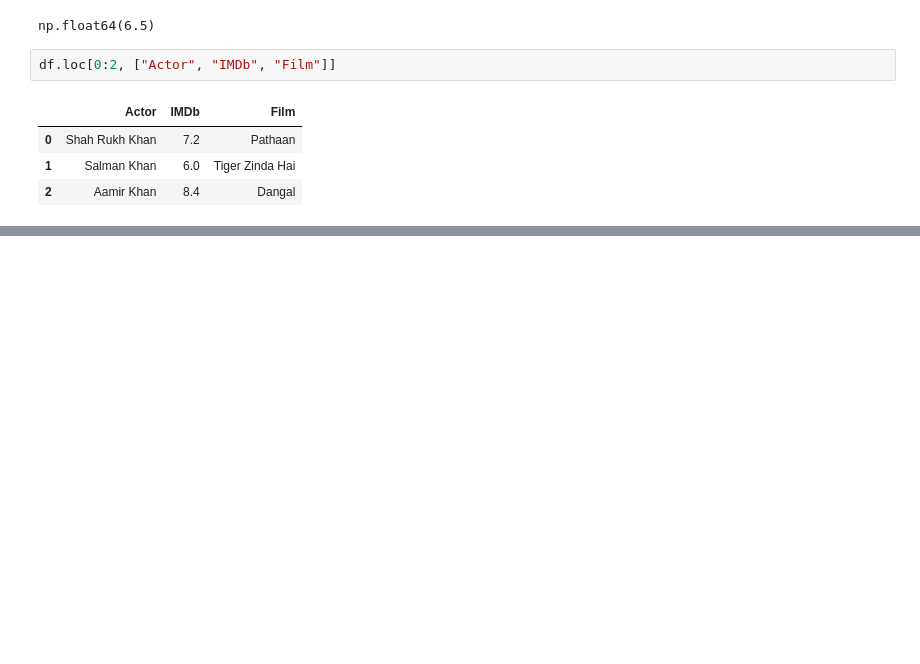
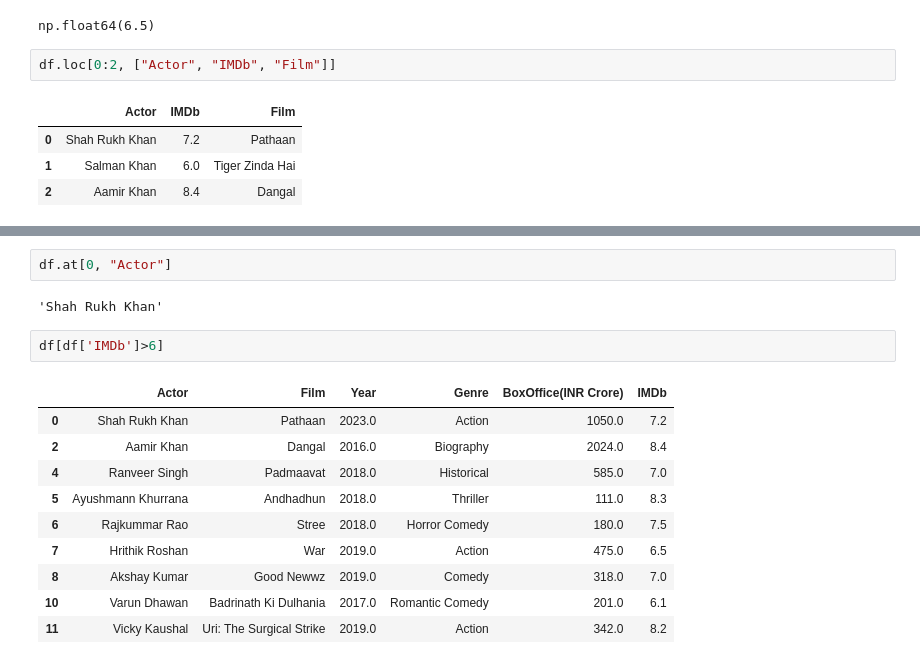
Before and after one commit to sarhan-003/Data-Analysis-using-Pandas, a Jupyter notebook: Data_Selection_Filtering.ipynb, the cells around one changed output, grey strips where cells are left out. Saved outputs shown, nothing was run; the diff lists cells and outputs as text; blank space fills up the shorter version.

```diff
--- a/Data_Selection_Filtering.ipynb
+++ b/Data_Selection_Filtering.ipynb
@@ -278,0 +282,17 @@ NameError: name 'df' is not defined
+# %%
+df.at[0, "Actor"]
+# %% [output]
+'Shah Rukh Khan'
+# %%
+df[df['IMDb']>6]
+# %% [output]
+|  | Actor | Film | Year | Genre | BoxOffice(INR Crore) | IMDb |
+| 0 | Shah Rukh Khan | Pathaan | 2023.0 | Action | 1050.0 | 7.2 |
+| 2 | Aamir Khan | Dangal | 2016.0 | Biography | 2024.0 | 8.4 |
+| 4 | Ranveer Singh | Padmaavat | 2018.0 | Historical | 585.0 | 7.0 |
+| 5 | Ayushmann Khurrana | Andhadhun | 2018.0 | Thriller | 111.0 | 8.3 |
+| 6 | Rajkummar Rao | Stree | 2018.0 | Horror Comedy | 180.0 | 7.5 |
+| 7 | Hrithik Roshan | War | 2019.0 | Action | 475.0 | 6.5 |
+| 8 | Akshay Kumar | Good Newwz | 2019.0 | Comedy | 318.0 | 7.0 |
+| 10 | Varun Dhawan | Badrinath Ki Dulhania | 2017.0 | Romantic Comedy | 201.0 | 6.1 |
+| 11 | Vicky Kaushal | Uri: The Surgical Strike | 2019.0 | Action | 342.0 | 8.2 |
```
Also changed, not shown: parts of 8 cells of this notebook.
